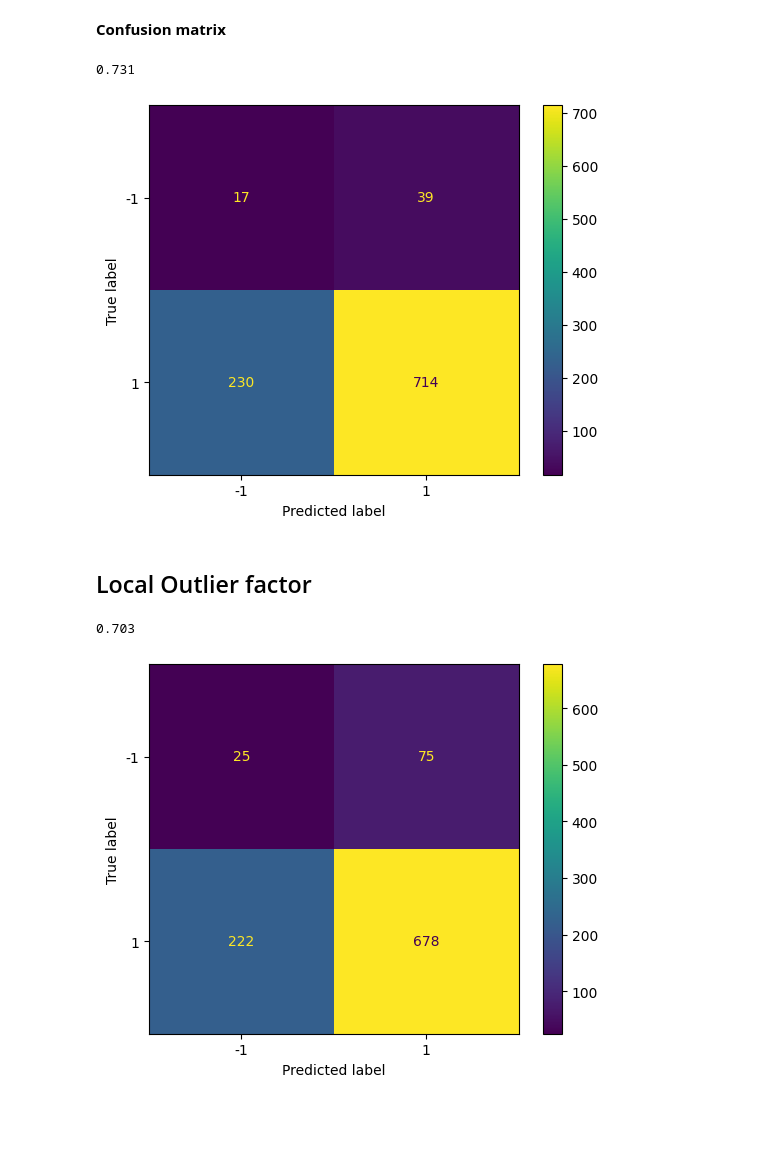
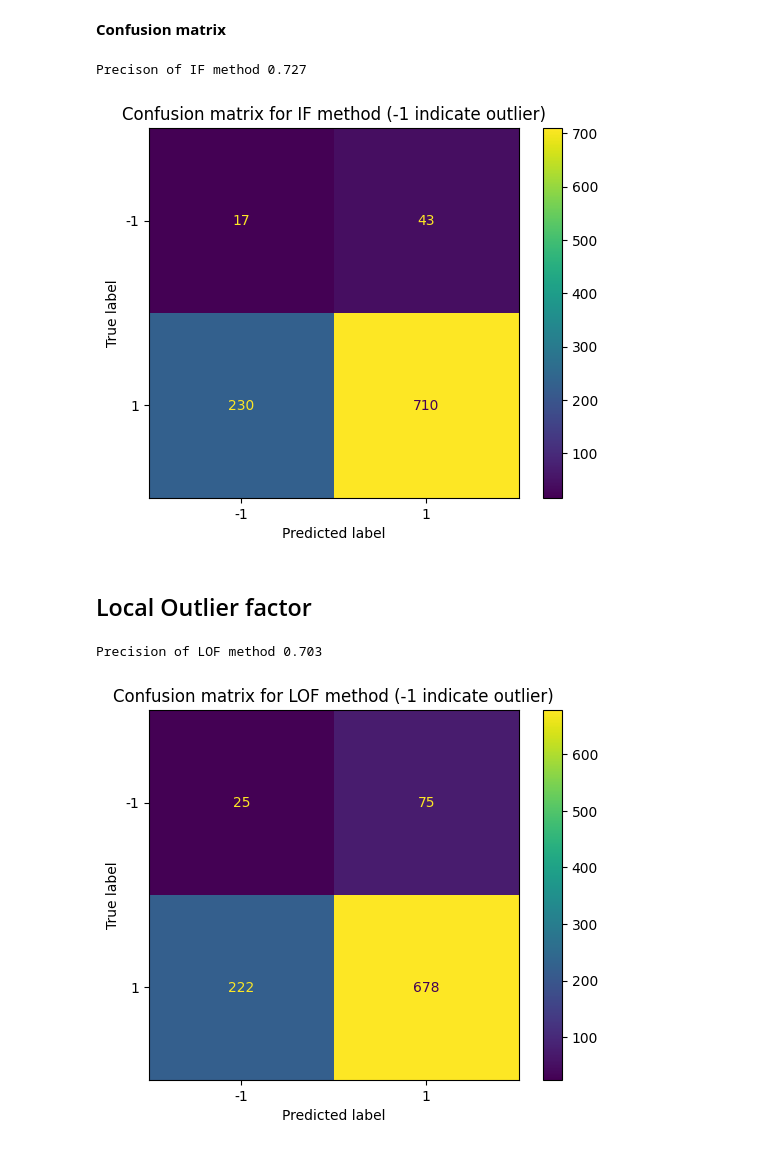
Before and after one commit to dazdejkovic/Outlier-detection-1, a Jupyter notebook: Rad_aktuarstvo.ipynb, the cells around one changed output. Cells and saved outputs as stored; diff of their text form; code cells hidden in the pictures; blank space fills up the shorter version.

```diff
--- a/Rad_aktuarstvo.ipynb
+++ b/Rad_aktuarstvo.ipynb
@@ -154,6 +154,6 @@ df_if.head()
 # %% [markdown]
 ## Isolation Forest
 # %%
-model=IsolationForest(n_estimators=500, max_samples='auto', contamination=float(0.1),max_features=1.0)
+model=IsolationForest(n_estimators=300, max_samples='auto', contamination=float(0.1),max_features=1.0)
 model.fit(df_if)
 # %% [output]
@@ -210,15 +210,16 @@ print(anomaly)
 a = confusion_matrix(df_if['anomaly'], df_init['pred'])
 # %%
 precision= (a[0,0]+a[1,1])/1000
-print(precision)
+print('Precison of IF method', precision)
 # %% [output]
-0.731
+Precison of IF method 0.727
 # %%
 cm_display = metrics.ConfusionMatrixDisplay(confusion_matrix = a, display_labels = [-1, 1])
 cm_display.plot()
+plt.title("Confusion matrix for IF method (-1 indicate outlier)")
 plt.show()
 # %% [output]
-[figure, old version]
+[figure, new version]
 # %% [markdown]
 ## Local Outlier factor
 # %%
@@ -231,12 +232,13 @@ y_pred = clf.fit_predict(df_if)
 b = confusion_matrix(y_pred, df_init['pred'])
 # %%
 precision = (b[0,0] + b[1,1])/1000
-print(precision)
+print('Precision of LOF method', precision)
 # %% [output]
-0.703
+Precision of LOF method 0.703
 # %%
 cm_display = metrics.ConfusionMatrixDisplay(confusion_matrix = b, display_labels = [-1, 1])
 cm_display.plot()
+plt.title("Confusion matrix for LOF method (-1 indicate outlier)")
 plt.show()
 # %% [output]
-[figure, old version]
+[figure, new version]
```
Also changed, not shown: parts of 2 cells of this notebook.
